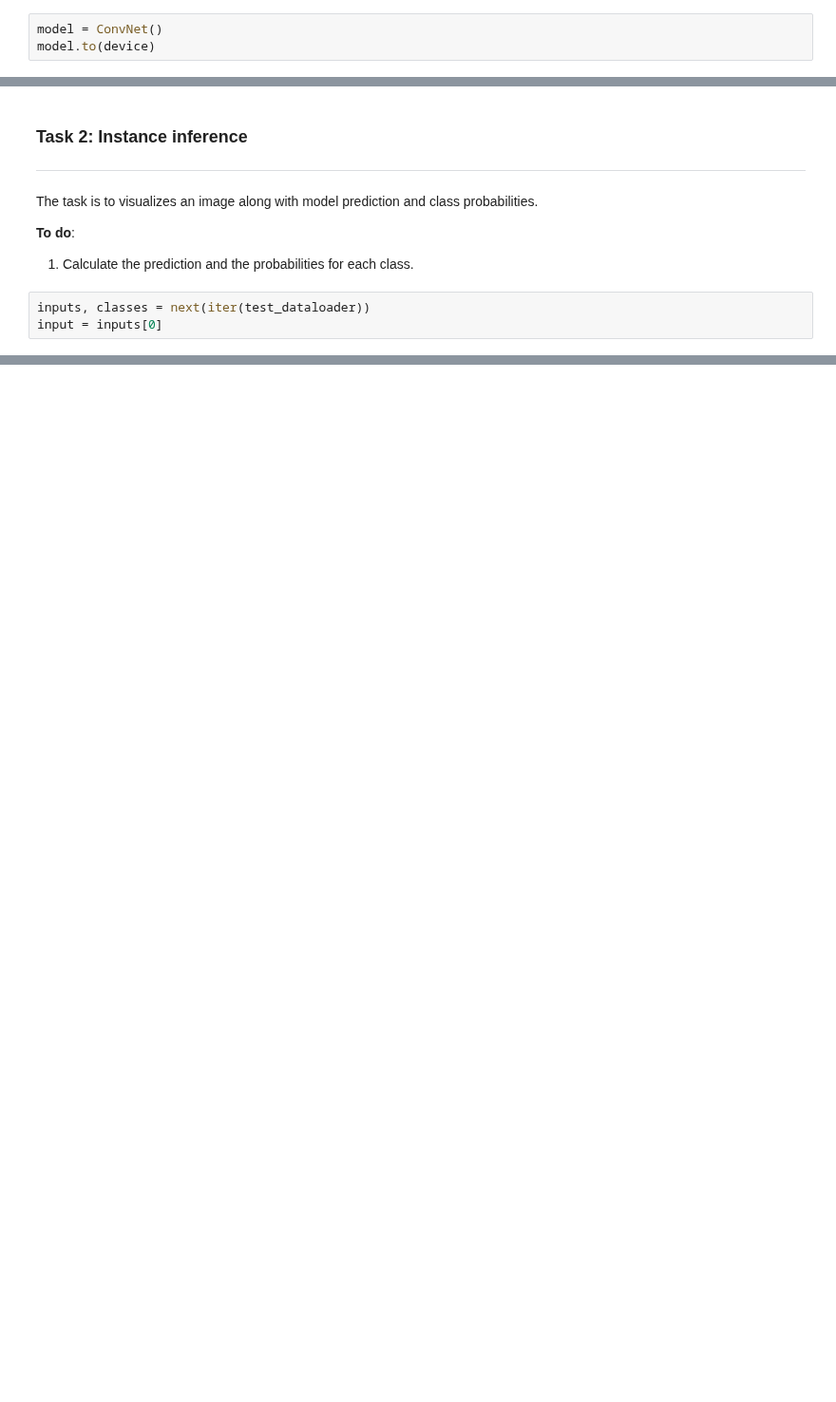
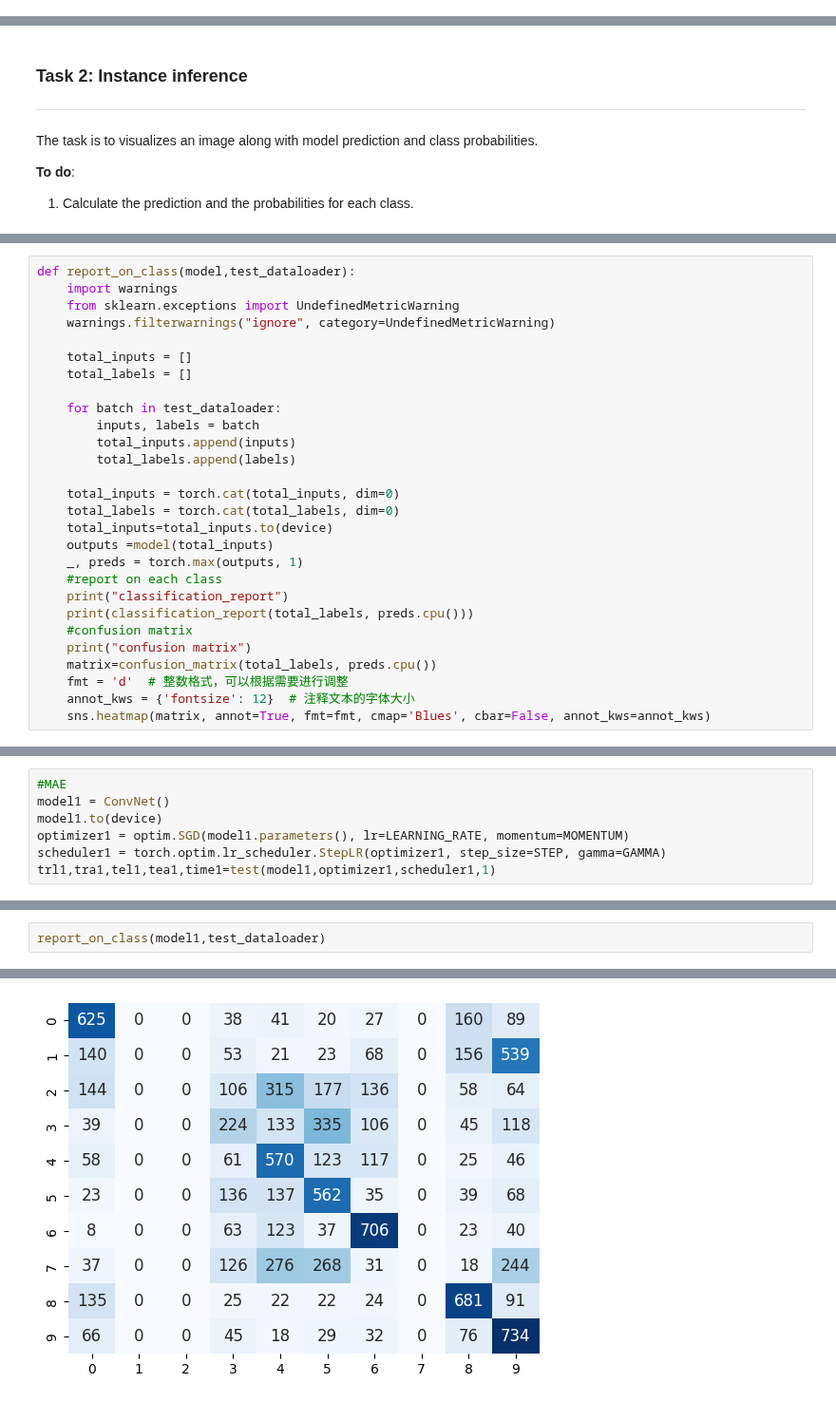
Before and after one commit to SustechSTA303/STA303-Assignment01, a Jupyter notebook: Assignment01.ipynb, the cells around one changed output, grey strips where cells are left out. Shown at 95% size. Drawn from its saved outputs; the diff is of its cells as text; blank space fills up the shorter version.

```diff
--- a/Assignment01.ipynb
+++ b/Assignment01.ipynb
@@ -92,6 +98,3 @@ class ConvNet(nn.Module):
         x = torch.relu(self.fc1(x))
         x = self.fc2(x)
         return x
-# %%
-model = ConvNet()
-model.to(device)
@@ -261,6 +191,3 @@ The task is to visualizes an image along with model prediction and class probabi
 
 **To do**:
 1. Calculate the prediction and the probabilities for each class.
-# %%
-inputs, classes = next(iter(test_dataloader))
-input = inputs[0]
@@ -288,0 +296,28 @@ for i in range(len(class_names)):
+# %%
+def report_on_class(model,test_dataloader):
+    import warnings
+    from sklearn.exceptions import UndefinedMetricWarning
+    warnings.filterwarnings("ignore", category=UndefinedMetricWarning)
+
+    total_inputs = []
+    total_labels = []
+
+    for batch in test_dataloader:
+        inputs, labels = batch
+        total_inputs.append(inputs)
+        total_labels.append(labels)
+
+    total_inputs = torch.cat(total_inputs, dim=0)
+    total_labels = torch.cat(total_labels, dim=0)
+    total_inputs=total_inputs.to(device)
+    outputs =model(total_inputs)
+    _, preds = torch.max(outputs, 1)
+    #report on each class
+    print("classification_report")
+    print(classification_report(total_labels, preds.cpu()))
+    #confusion matrix
+    print("confusion matrix")
+    matrix=confusion_matrix(total_labels, preds.cpu())
+    fmt = 'd'  # 整数格式，可以根据需要进行调整
+    annot_kws = {'fontsize': 12}  # 注释文本的字体大小
+    sns.heatmap(matrix, annot=True, fmt=fmt, cmap='Blues', cbar=False, annot_kws=annot_kws)
@@ -288,0 +326,7 @@ for i in range(len(class_names)):
+# %%
+#MAE
+model1 = ConvNet()
+model1.to(device)
+optimizer1 = optim.SGD(model1.parameters(), lr=LEARNING_RATE, momentum=MOMENTUM)
+scheduler1 = torch.optim.lr_scheduler.StepLR(optimizer1, step_size=STEP, gamma=GAMMA)
+trl1,tra1,tel1,tea1,time1=test(model1,optimizer1,scheduler1,1)
@@ -288,0 +351,3 @@ for i in range(len(class_names)):
+# %%
+report_on_class(model1,test_dataloader)
+# %% [output]
@@ -288,0 +373 @@ for i in range(len(class_names)):
+[figure, added]
```
Also changed, not shown: parts of 34 cells of this notebook.
